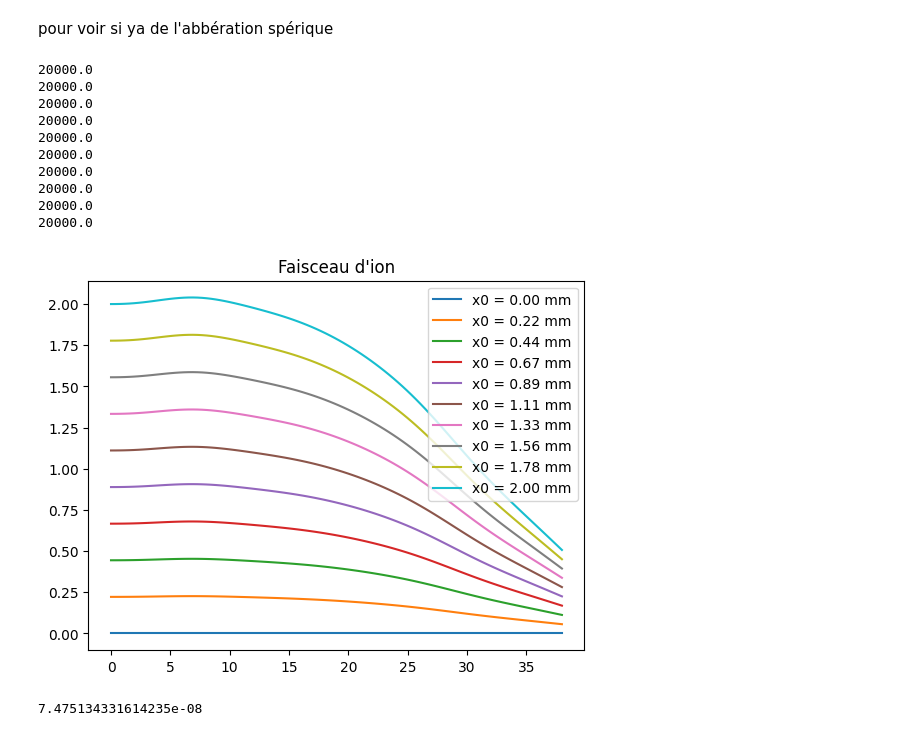
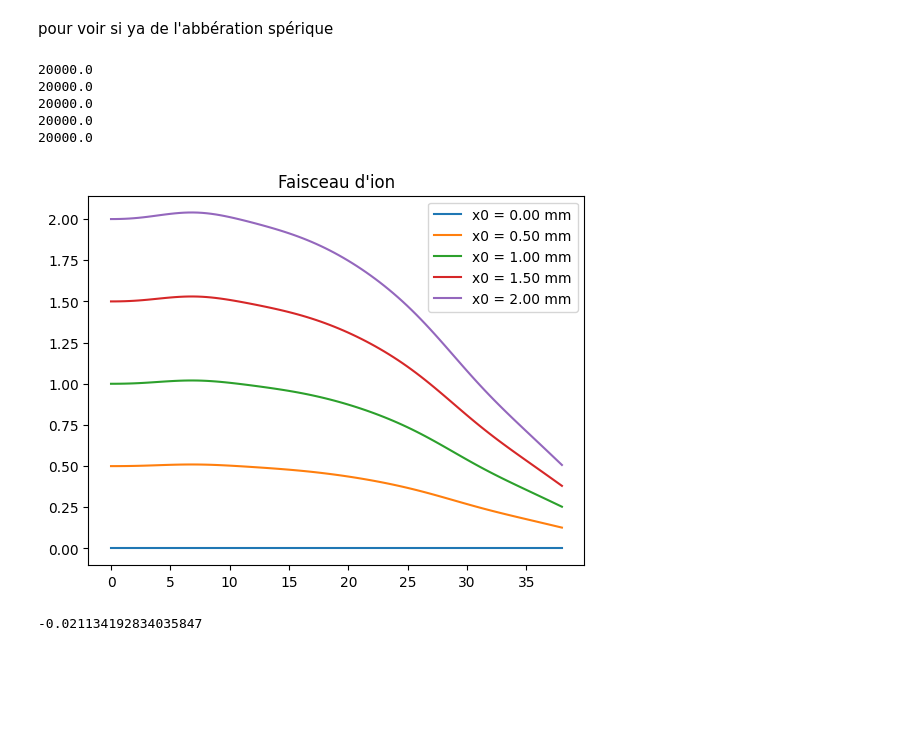
Before and after one commit to louise-lammertyn/projet-multi-code, a Jupyter notebook: codes/utilisateur_extraction.ipynb, the cells around one changed output. Drawn from its saved outputs; the diff is of its cells as text; code cells hidden in the pictures; blank space fills up the shorter version.

```diff
--- a/codes/utilisateur_extraction.ipynb
+++ b/codes/utilisateur_extraction.ipynb
@@ -40,5 +51,6 @@ data.plot_normalisation()
 # %%
 e = -1.6e-19
+n = 1000
 # 1. Initialisation
 mon_moteur = Trajectoire()
 convergence = Trajectoire()
@@ -53,12 +65,12 @@ mon_moteur.plot_discret(principal, marginal, data)
 
 # 3. Simulation Continue
 # n -> à choisir pour l'odre de la convergence(reduit le pas)
-marginalc = Ion(1.6e-27, e, "p_cont", 0, 0.01, 0, 0.01)
-principalc = Ion(1.6e-27, e, "p_cont", 1, 0, 1, 0)
-convergence.convergence(data, n=5)
+marginalc = Ion(1.6e-27, e, "marginal", 0, 0.01, 0, 0.01)
+principalc = Ion(1.6e-27, e, "principal", 1, 0, 1, 0)
+convergence.convergence(data, n)
 convergence.simulationf(marginalc, data)
 convergence.simulationf(principalc, data)
-convergence.plot_continu(principalc, marginalc, data)
+convergence.plot_continu(principalc, marginalc, data, n)
 # %% [output]
 20000.0
 20000.0
@@ -71,34 +83,31 @@ pour voir si ya de l'abbération spérique
 # %%
 e = -1.6e-19
 # 1. Initialisation
-mon_moteur = Trajectoire()
 convergence = Trajectoire()
 liste = []
 
 #n nombre d'ion que l'on veut
-n = 10
+n = 5
 
-positions_initiales = np.linspace(0, 2.0, n)
+positions_initiales = np.linspace(0, 2, n)
 for i in positions_initiales:
     ion= Ion(1.6e-27, e, f"Ion_{i:.1f}", i, 0.00, i, 0.00)
     mon_moteur.simulation3(ion, data)
     liste.append(ion)
 
-mon_moteur.plot_faisceau(liste,  data)
+convergence.plot_faisceau(liste,  data)
 # %% [output]
 20000.0
 20000.0
 20000.0
 20000.0
 20000.0
-20000.0
-20000.0
-20000.0
-20000.0
-20000.0
-[figure, old version]
+[figure, new version]
 # %%
+r0 = 0.1
+ion= Ion(1.6e-27, e, "marginal",r0 , 0.0, 0, 0.0)
+
 Xcoef = abberation()
-x =Xcoef.coefficient(marginal, data)
+x =Xcoef.coefficient(principal, data)
 # %% [output]
-7.475134331614235e-08
+-0.021134192834035847
```
Also changed, not shown: parts of 2 cells of this notebook, 3 other files.
